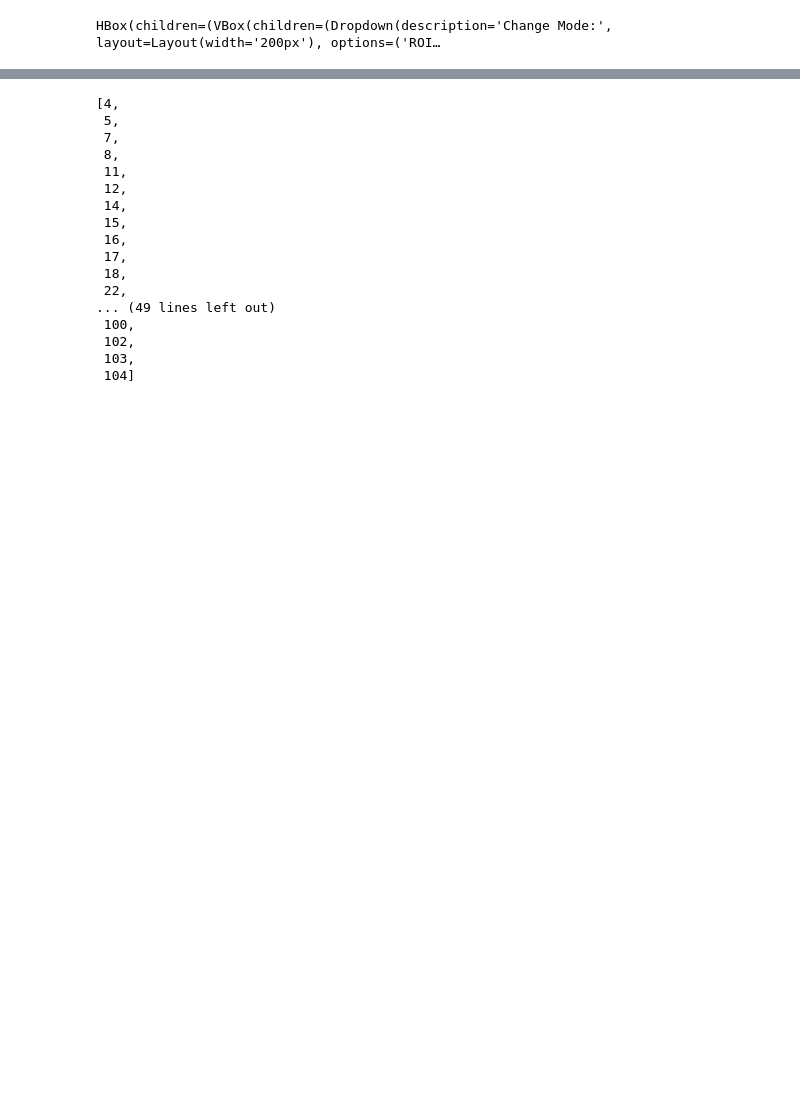
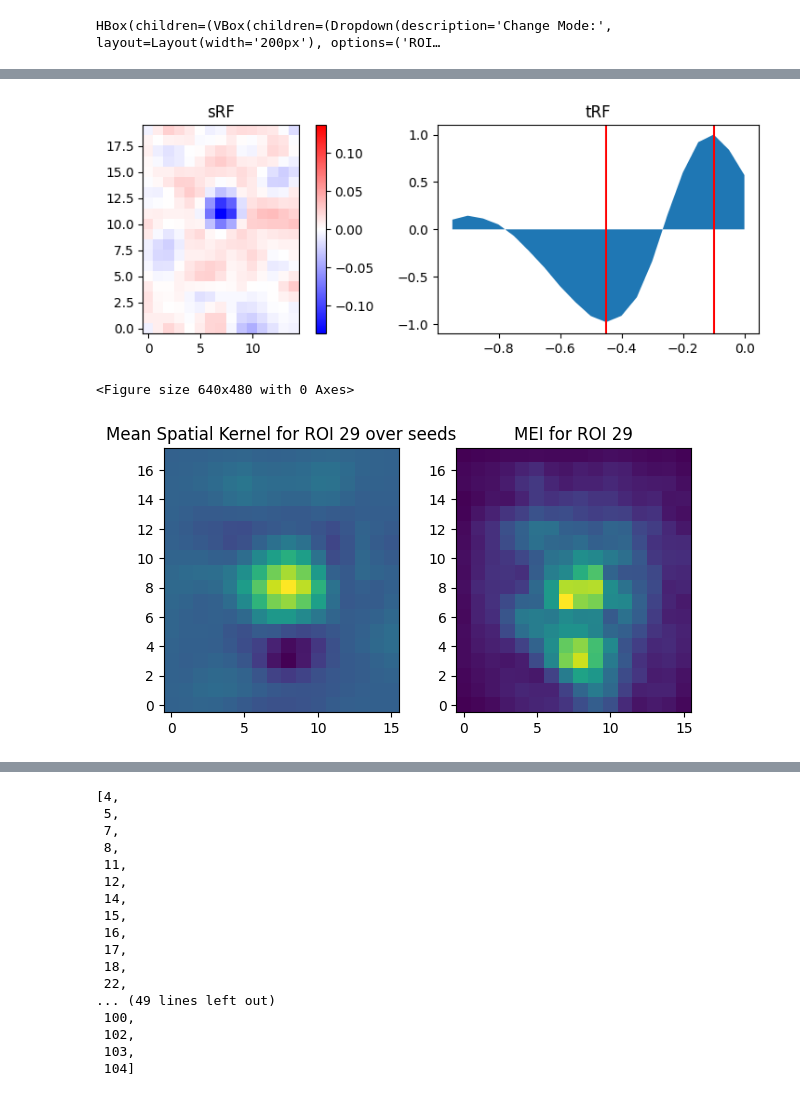
Before and after one commit to SamuelSuhai/model_in_the_loop, a Jupyter notebook: notebooks/gui/visualization_gui_experiments.ipynb, the cells around one changed output, grey strips where cells are left out. Drawn from its saved outputs; the diff is of its cells as text; code cells hidden in the pictures; blank space fills up the shorter version.

```diff
--- a/notebooks/gui/visualization_gui_experiments.ipynb
+++ b/notebooks/gui/visualization_gui_experiments.ipynb
@@ -217,0 +260,42 @@ HBox(children=(VBox(children=(Dropdown(description='Change Mode:', layout=Layout
+# %%
+import numpy as np
+def compare_srf_with_mei(idx):
+    roi = randomp_seed_mei_wrapper.rois_after_filtering[idx]
+
+
+    # plot srf
+    sta_wrapper.plot1(roi)
+
+    # take average over seeds
+    all_meis = torch.stack(list(randomp_seed_mei_wrapper.neuron_seed_mei_dict[idx].values()))
+
+    mean_mei = torch.mean(all_meis, dim=0).detach().cpu().numpy()
+
+    # max projection acros time and channels
+    abs_mean_mei_max = np.max(np.abs(mean_mei), axis=(0, 1))
+    fig,axs = plt.subplots(1, 2, figsize=(6, 6))
+
+    # plot mean_mei
+    axs[1].imshow(np.flip(abs_mean_mei_max), origin='lower')
+    axs[1].set_title(f"MEI for ROI {roi}")
+
+    # take mean decomposed staptial kernel and plot it
+    all_seed_kernels = []
+    for seed in randomp_seed_mei_wrapper.seeds:
+        spatial_kernels = randomp_seed_mei_wrapper.neuron_seed_decomposed_meis[idx][seed]["spatial_kernels"]
+        mean_spatial_kernel = np.mean(spatial_kernels,axis = 0)
+        all_seed_kernels.append(mean_spatial_kernel)
+
+    mean_spatial_kernel_over_seeds = np.mean(all_seed_kernels, axis=0)
+
+    axs[0].imshow(np.flip(mean_spatial_kernel_over_seeds), origin='lower')
+    axs[0].set_title(f"Mean Spatial Kernel for ROI {roi} over seeds")
+
+    plt.tight_layout()
+    plt.show()
+
+compare_srf_with_mei(17)
+# %% [output]
+[figure, added]
+<Figure size 640x480 with 0 Axes>
+[figure, added]
```
Also changed, not shown: parts of 22 cells of this notebook, 44 other files.
